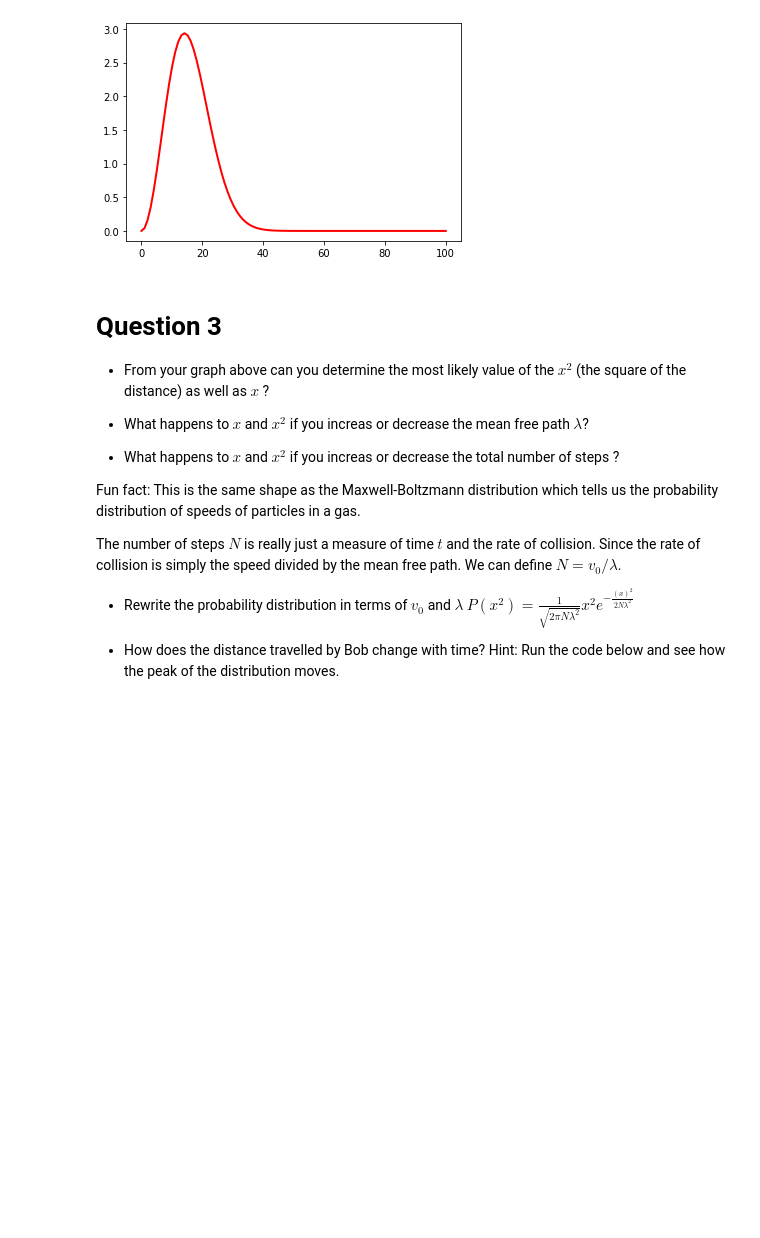
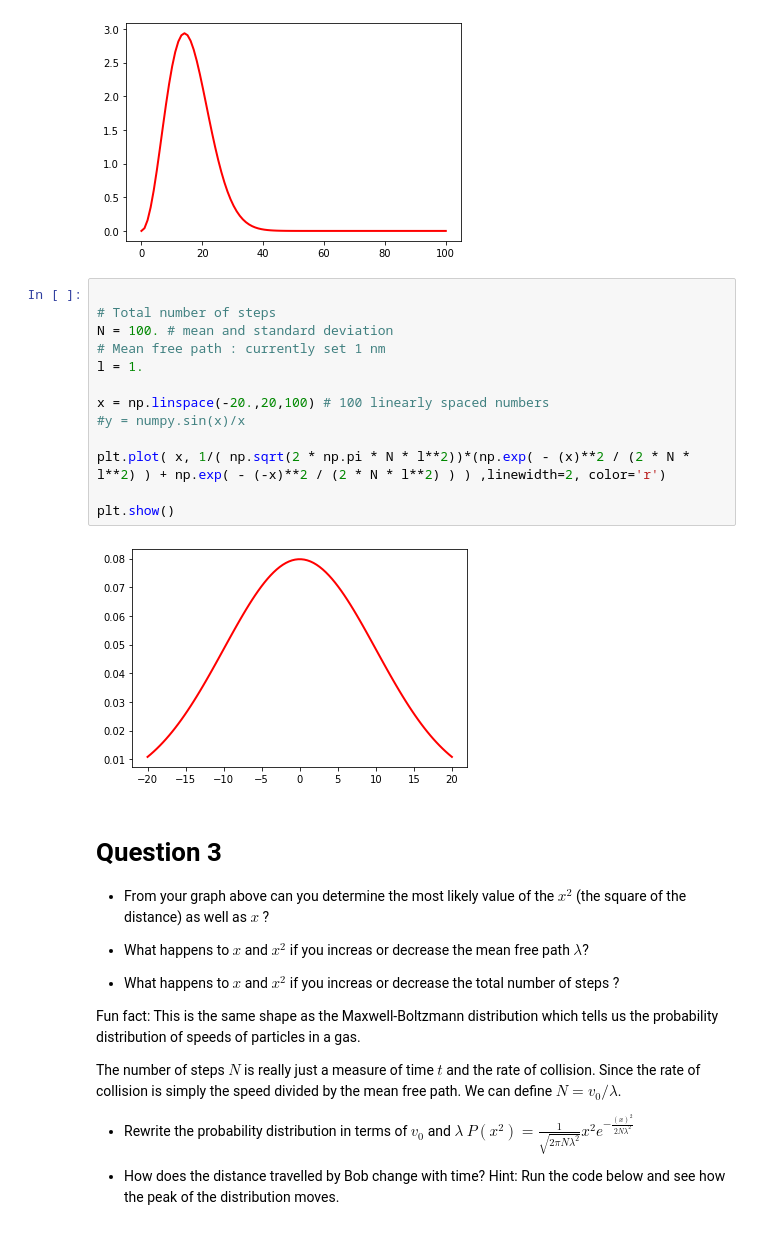
Before and after one commit to lbcphysics/random_walk_and_diffusion, a Jupyter notebook: quantum_random_walk.ipynb, the cells around one changed output. Saved outputs shown, nothing was run; the diff lists cells and outputs as text; blank space fills up the shorter version.

```diff
--- a/quantum_random_walk.ipynb
+++ b/quantum_random_walk.ipynb
@@ -292,6 +316,21 @@ plt.plot( x, x**2/( np.sqrt(2 * np.pi * N * l**2))*np.exp( - (x)**2 / (2 * N * l
 plt.show()
 # %% [output]
 [figure]
+# %%
+
+# Total number of steps
+N = 100. # mean and standard deviation
+# Mean free path : currently set 1 nm
+l = 1.
+
+x = np.linspace(-20.,20,100) # 100 linearly spaced numbers
+#y = numpy.sin(x)/x
+
+plt.plot( x, 1/( np.sqrt(2 * np.pi * N * l**2))*(np.exp( - (x)**2 / (2 * N * l**2) ) + np.exp( - (-x)**2 / (2 * N * l**2) ) ) ,linewidth=2, color='r')
+
+plt.show()
+# %% [output]
+[figure, added]
 # %% [markdown]
 # Question 3
 - From your graph above can you determine the most likely value of the $x^2$ (the square of the distance) as well as $x$ ?
```
Also changed, not shown: parts of 12 cells of this notebook.
